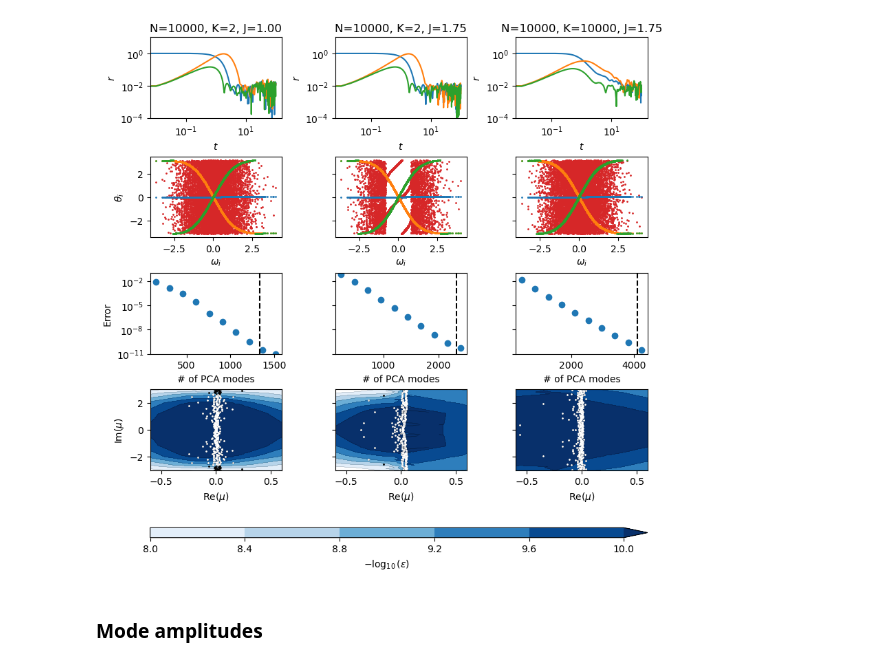
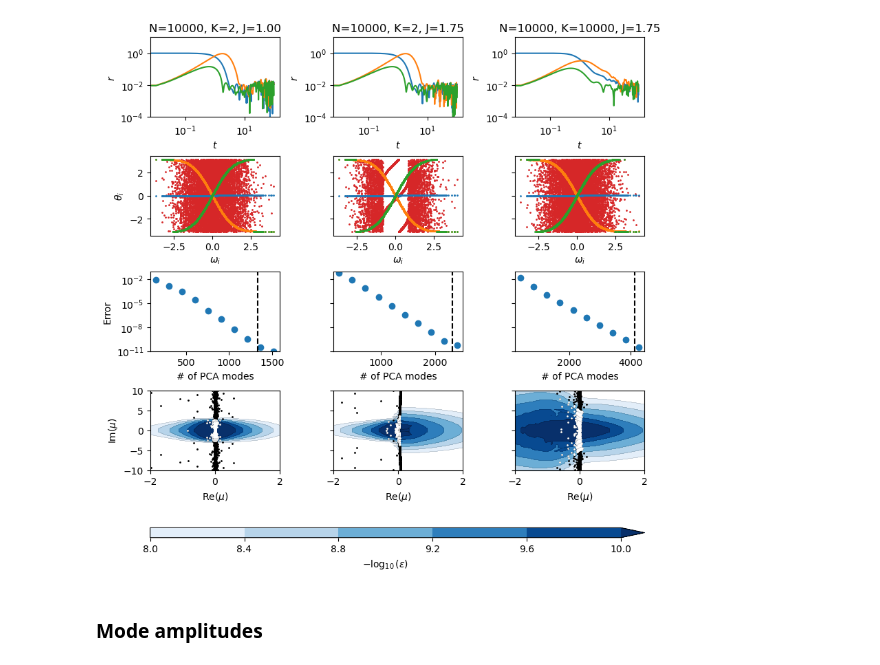
Before and after one commit to znicolaou/kuramoto, a Jupyter notebook: dmdplot.ipynb, the cells around one changed output. Cells and saved outputs as stored; diff of their text form; code cells hidden in the pictures.

```diff
--- a/dmdplot.ipynb
+++ b/dmdplot.ipynb
@@ -128,36 +185,36 @@ for filebase0 in filebases:
     zs1=np.fromfile('%s/zs.dat'%(filebase0),dtype=np.complex128)
     nr=26
     ni=26
 
     resmin=1E-8
     resmax=1E-10
     rescrit=1E-9
     levels=-np.log(resmin)/np.log(10)+(-np.log(resmax)/np.log(10)+np.log(resmin)/np.log(10))*np.arange(6)/5
 
     plt.subplot(4,3,10+m)
     cs1 = plt.gca().tricontourf(np.real(np.log(zs1)/dt),np.imag(np.log(zs1)/dt),np.log(1/np.array(vals1))/np.log(10),levels=levels,cmap='Blues',extend='max')
     cs2 = plt.gca().tricontour(cs1,levels=levels,colors=('k',),linewidths=0.1)
 
     xs1=np.real(np.log(zs1[:-nr*ni])/dt)
     ys1=np.imag(np.log(zs1[:-nr*ni])/dt)
     inds=np.where(vals1[:-nr*ni]<rescrit)[0]
     plt.scatter(xs1,ys1,c='black',s=1)
     plt.scatter(xs1[inds],ys1[inds],c='white',s=1)
-    plt.ylim(-3,3)
-    plt.xlim(-0.6,0.6)
+    # plt.ylim(-3,3)
+    # plt.xlim(-0.6,0.6)
     if m>0:
         plt.gca().set_yticklabels([])
     else:
         plt.ylabel('$\mathrm{Im}({\mu})$')
     plt.xlabel('$\mathrm{Re}({\mu})$')
     m=m+1
 
 fig.colorbar(cs1, ax=axs[:4,:3], location='bottom',aspect=50,label=r'$-\log_{10}(\varepsilon)$')
 
 plt.savefig('dmd.pdf')
 plt.show()
 # %% [output]
-[figure, old version]
+[figure, new version]
 # %% [markdown]
 ### Mode amplitudes
 # %%
```
Also changed, not shown: parts of 6 cells of this notebook, 1 other file.
